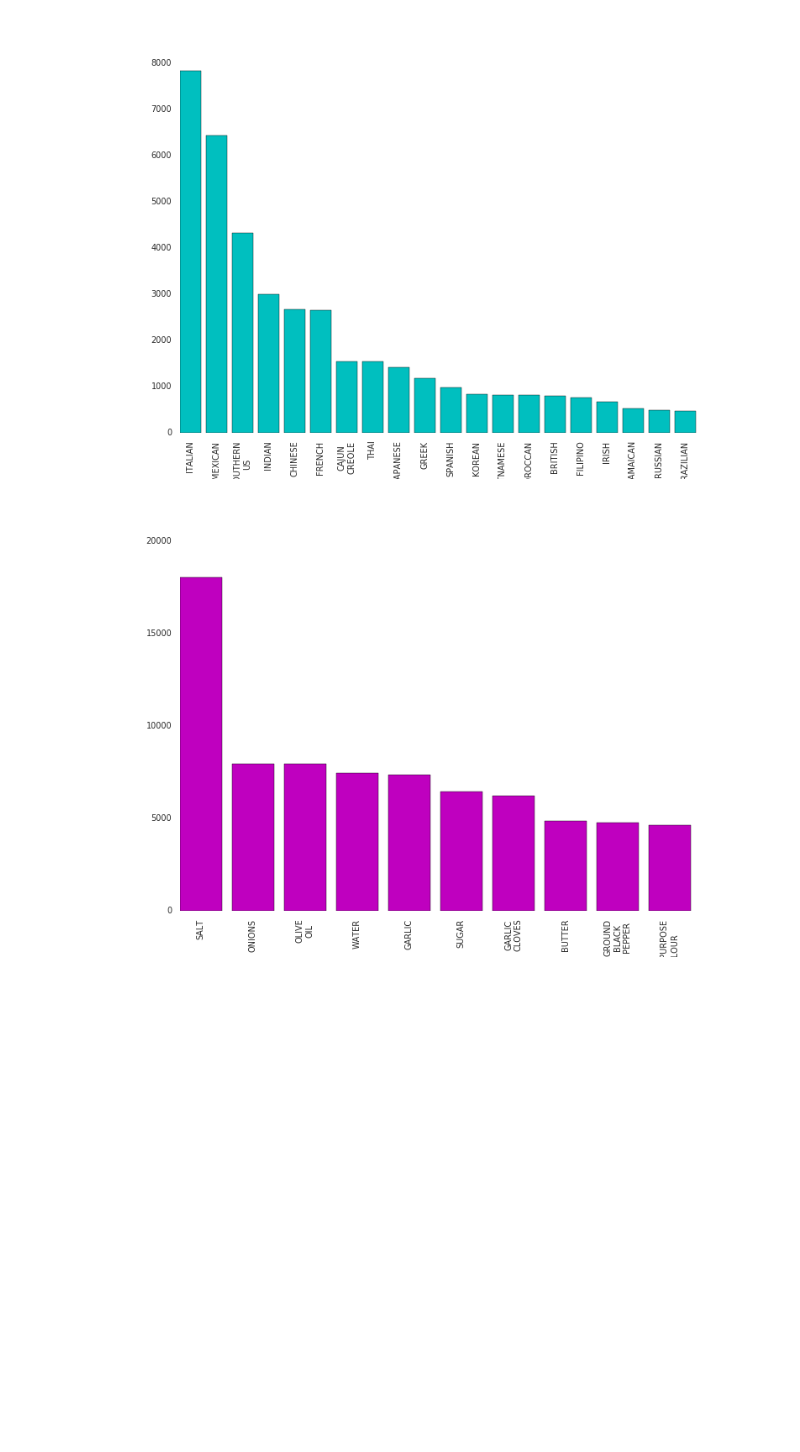
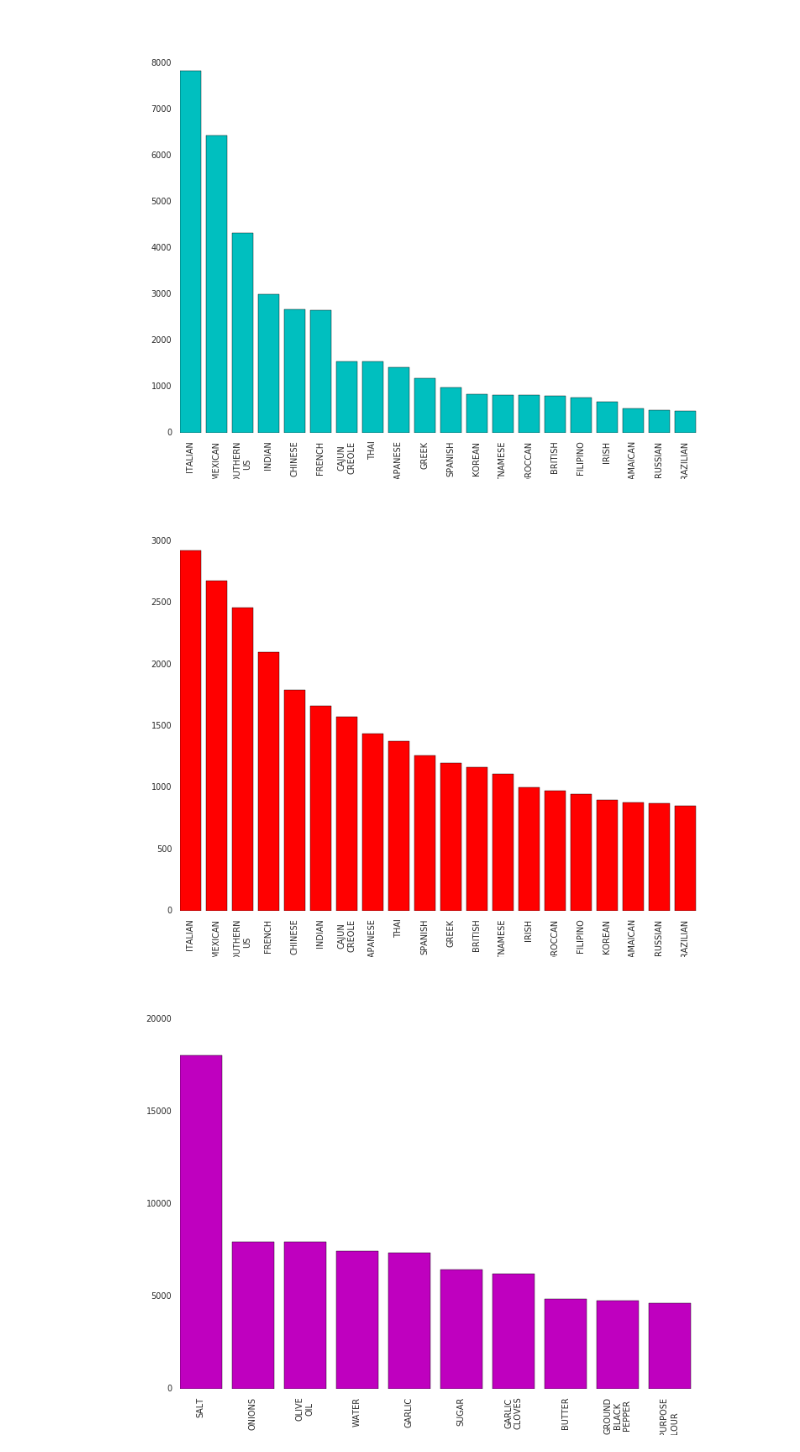
Before and after one commit to frankienaik/eat-anything, a Jupyter notebook: food_project.ipynb, the cells around one changed output. Saved outputs shown, nothing was run; the diff lists cells and outputs as text; code cells hidden in the pictures; blank space fills up the shorter version.

```diff
--- a/food_project.ipynb
+++ b/food_project.ipynb
@@ -5,15 +5,28 @@ recipes_DF = spark.read.json("dbfs:/FileStore/tables/train.json", multiLine=True
 # %%
 # INSPECT THE SIZE OF OUR DATA
 
-import re
-
 def to_standard(string):
   return string.replace("_", " ").upper().encode("utf-8")
+
+def combine_dict(this, other):
+  for key, value in other.iteritems():
+    if this.has_key(key):
+      this[key] += other[key]
+    else:
+      this[key] = other[key]
+
+  return this
 
 n_recipes_by_cuisine_RDD = (recipes_DF.rdd
                             .map(lambda r : (to_standard(r["cuisine"]), 1))
                             .reduceByKey(lambda a, b : a + b)
                             .cache())
+
+n_ingredients_by_cuisine_RDD = (recipes_DF.rdd
+                                .map(lambda r : (to_standard(r["cuisine"]), {to_standard(i): 1 for i in r["ingredients"]}))
+                                .reduceByKey(lambda a, b : combine_dict(a, b))
+                                .map(lambda (c, r) : (c, len(r)))
+                                .cache())
 
 n_occurences_per_ingredient_RDD = (recipes_DF.rdd
                                    .flatMap(lambda r : r["ingredients"])
@@ -60,4 +73,10 @@ def plot_bar_chart(data, color='b'):
 plot_bar_chart(n_recipes_by_cuisine_RDD.takeOrdered(20, lambda (c, sum) : -1 * sum), color='c')
 # %% [output]
 [figure]
+# %%
+# CHART OF NO. OF UNIQUE INGREDIENTS BY CUISINE
+
+plot_bar_chart(n_ingredients_by_cuisine_RDD.takeOrdered(20, lambda (c, sum) : -1 * sum), color='r')
+# %% [output]
+[figure, added]
 # %%
```
Also changed, not shown: parts of 8 cells of this notebook.
